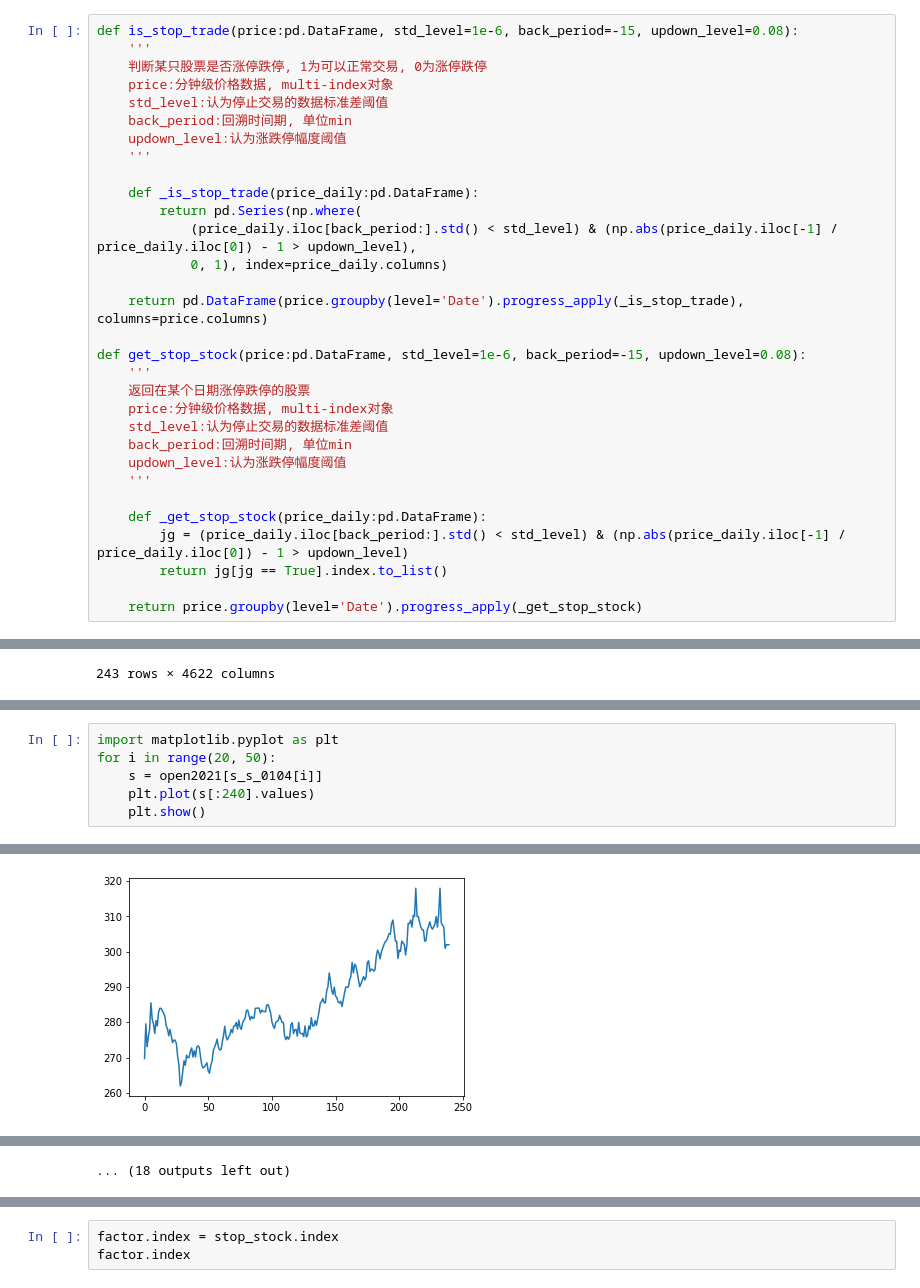
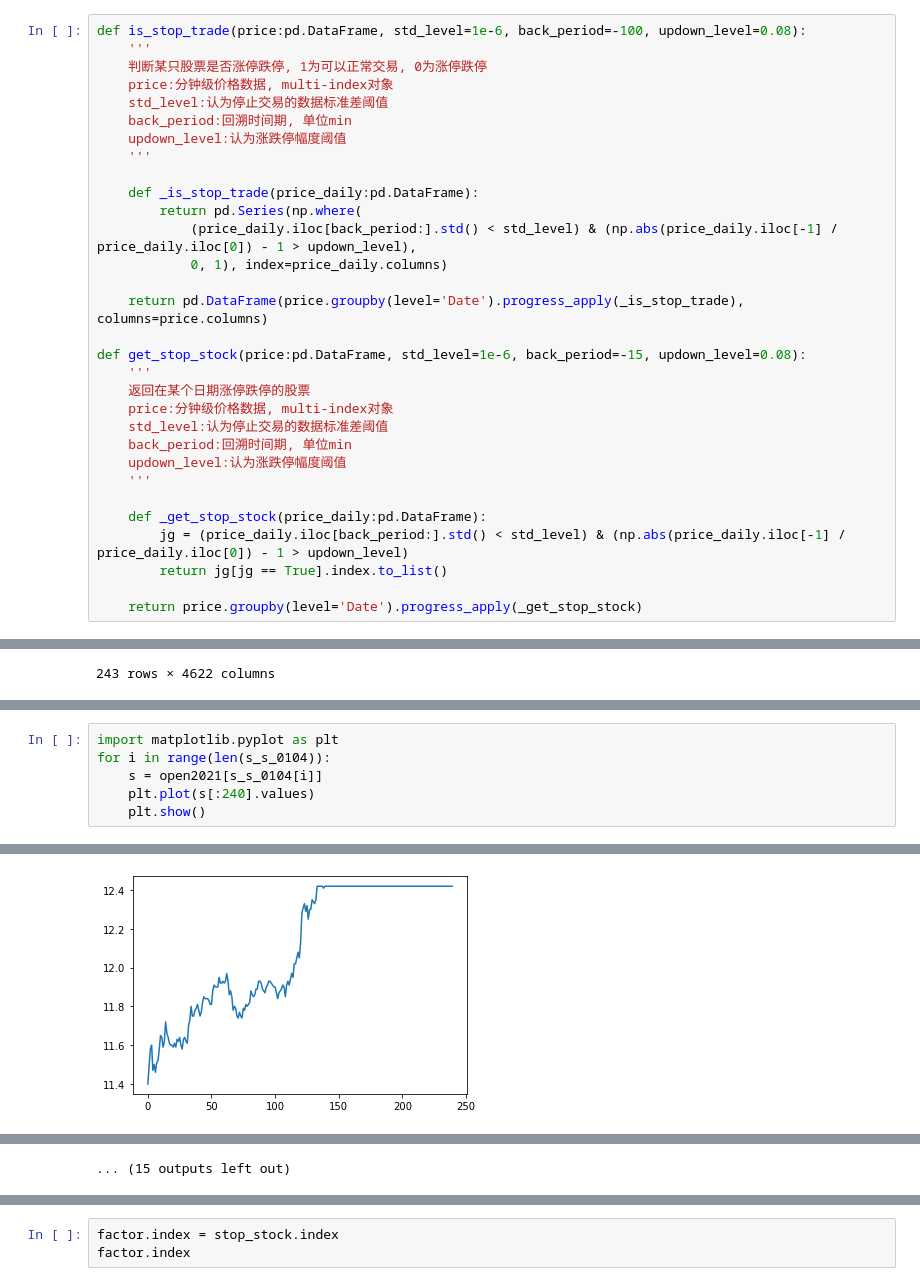
Before and after one commit to ForestMayJun/Quant, a Jupyter notebook: minute_alpha/stop_trade.ipynb, the cells around one changed output, grey strips where cells are left out. Saved outputs shown, nothing was run; the diff lists cells and outputs as text.

```diff
--- a/minute_alpha/stop_trade.ipynb
+++ b/minute_alpha/stop_trade.ipynb
@@ -27,7 +27,7 @@ open2021
 |  | 15:00 | 8.55 | 12.03 | 6.81 | 14.39 | 3.41 | 46.70 | 2.79 | 9.65 | ... |
 58320 rows × 4622 columns
 # %%
-def is_stop_trade(price:pd.DataFrame, std_level=1e-6, back_period=-15, updown_level=0.08):
+def is_stop_trade(price:pd.DataFrame, std_level=1e-6, back_period=-100, updown_level=0.08):
     '''
     判断某只股票是否涨停跌停, 1为可以正常交易, 0为涨停跌停
     price:分钟级价格数据, multi-index对象
@@ -149,6 +149,6 @@ s_s_0104
 # %%
 import matplotlib.pyplot as plt
-for i in range(20, 50):
+for i in range(len(s_s_0104)):
     s = open2021[s_s_0104[i]]
     plt.plot(s[:240].values)
     plt.show()
@@ -157 +157 @@ for i in range(20, 50):
-[figure, old version]
+[figure, new version]
@@ -168,2 +168,2 @@ for i in range(20, 50):
-... (18 outputs left out)
+... (15 outputs left out)
 # %%
```
Also changed, not shown: parts of 9 cells of this notebook, 7 other files.
